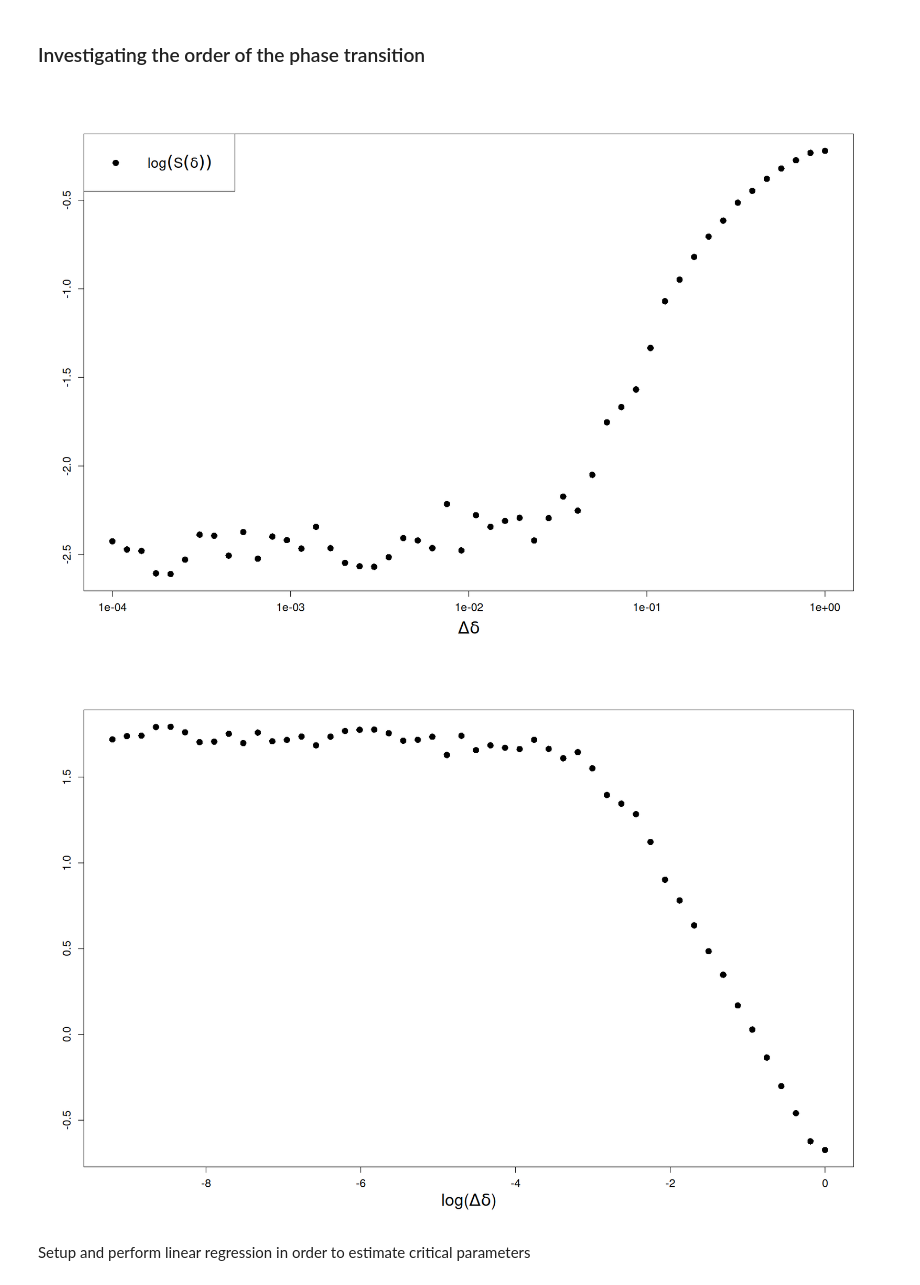
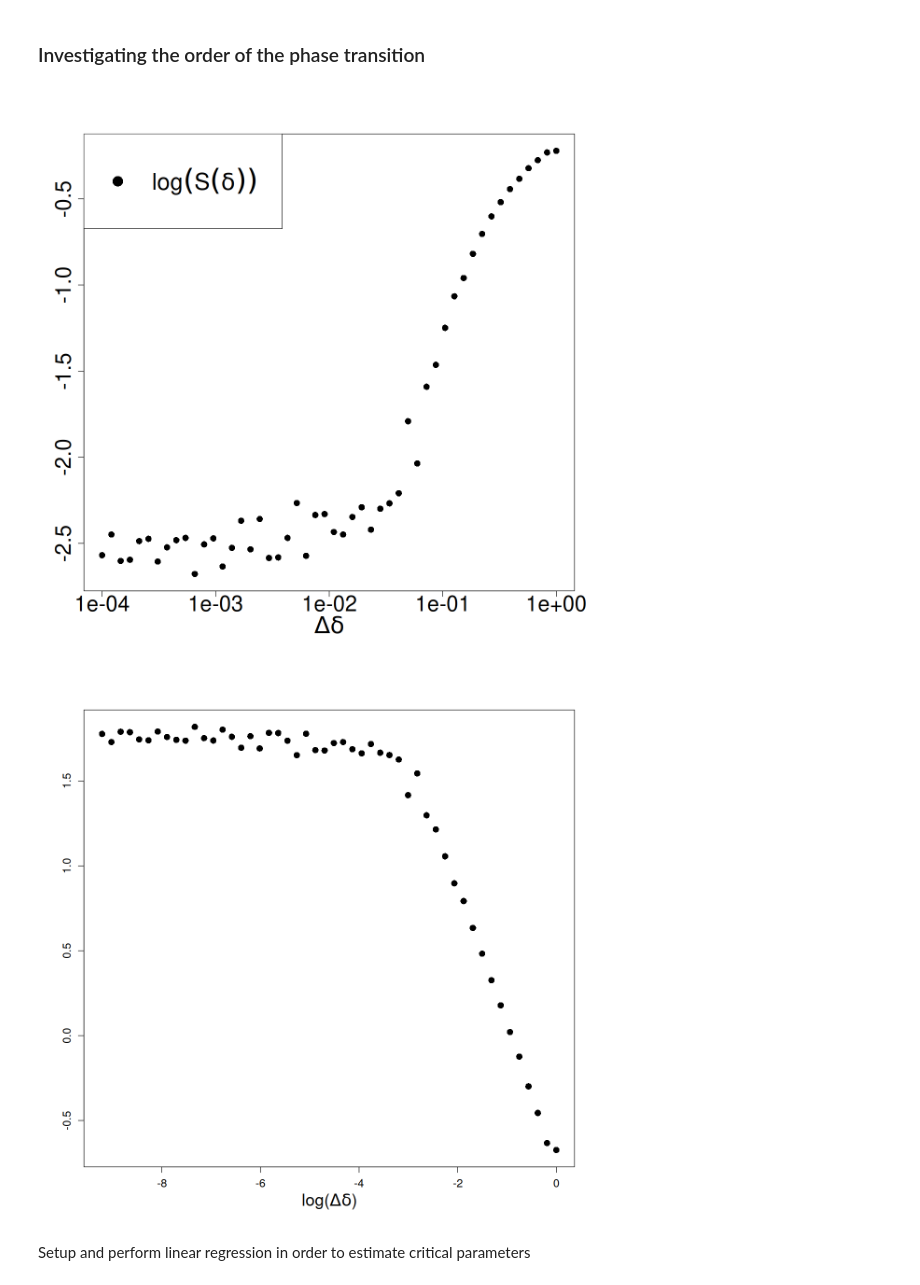
Before and after one commit to RiccardoTancredi/PerCoolAction, a Jupyter notebook: task4b.ipynb, the cells around one changed output. Drawn from its saved outputs; the diff is of its cells as text; code cells hidden in the pictures.

```diff
--- a/task4b.ipynb
+++ b/task4b.ipynb
@@ -113,20 +126,21 @@ for (i in seq_along(delta_de_seq)) {
     gcomp_sizes2_handler = rep(0, N_rep)
 }
 # %%
+options(repr.plot.width = 10, repr.plot.height = 10)
 plot(delta_de_seq, log10(gcomp_sizes2), pch = 16, log = 'x',
     cex = 1.5,
     xlab = expression(paste(Delta, delta)), ylab = '',
-    cex.axis = 1.2, cex.lab = 1.8)
-legend('topleft', text.width = 0.4,
+    cex.axis = 2.3, cex.lab = 2.5)
+legend('topleft', text.width = 1,
     legend = c(expression(paste('log', (S(delta))))),
-    pch = c(16), cex = 1.5)
+    pch = c(16), cex = 2.5)
 plot(log(delta_de_seq), log(-log(gcomp_sizes2)), pch = 16,
     cex = 1.5,
     xlab = expression(paste('log(', Delta, delta, ')')), ylab = '',
     cex.axis = 1.2, cex.lab = 1.8)
 # %% [output]
-[figure, old version]
+[figure, new version]
-[figure, old version]
+[figure, new version]
 # %% [markdown]
 Setup and perform linear regression in order to estimate critical parameters
 # %%
```
Also changed, not shown: parts of 6 cells of this notebook.
